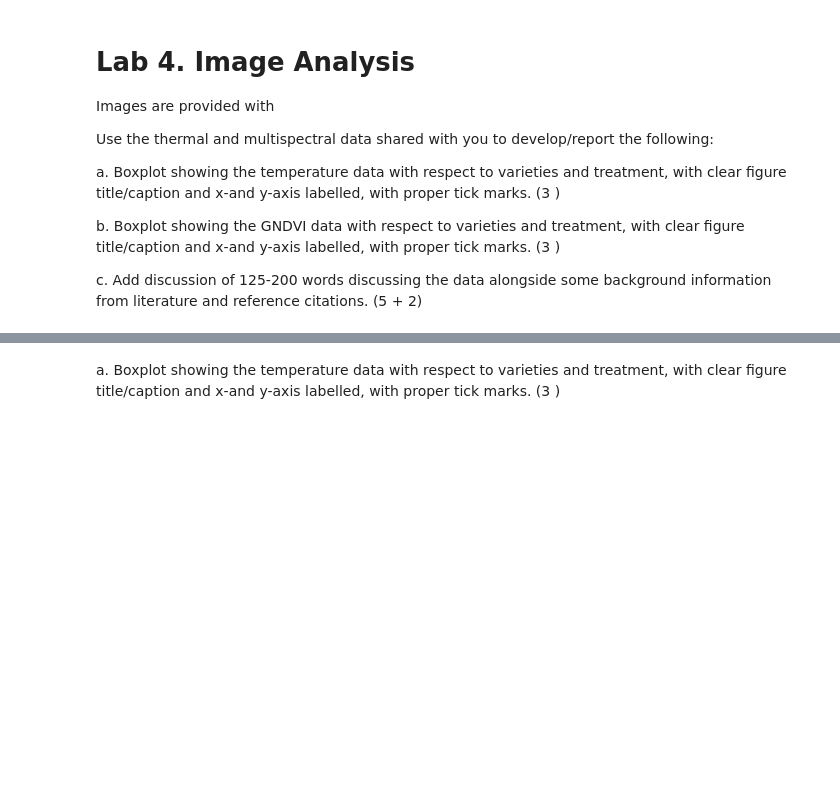
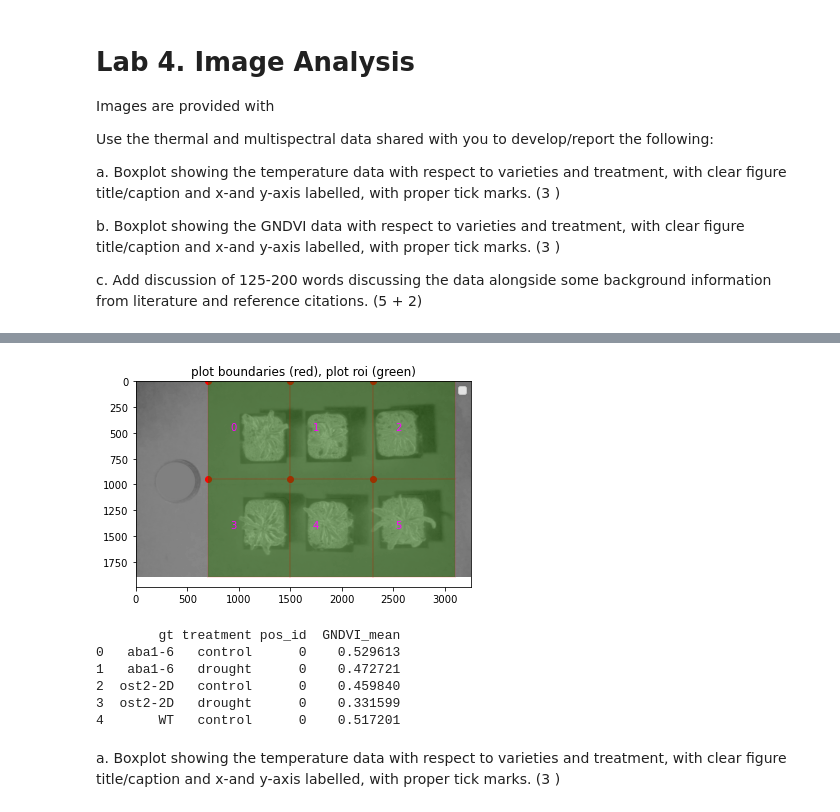
Before and after one commit to fieryWalrus1002/bsyse541_hw, a Jupyter notebook: lab4/lab4_image_analysis.ipynb, the cells around one changed output, grey strips where cells are left out. Drawn from its saved outputs; the diff is of its cells as text; code cells hidden in the pictures; blank space fills up the shorter version.

```diff
--- a/lab4/lab4_image_analysis.ipynb
+++ b/lab4/lab4_image_analysis.ipynb
@@ -251,0 +221,24 @@ def load_img(self, channel_name: str):
+# %%
+# calculate mean GNDVI for each plant
+df = pd.DataFrame({"gt": [], "treatment": [], "mean_GNDVI": []})
+
+half_y = int(.5 * (gndvi_imgs[0].shape[0]))
+
+roi_coords = list(itertools.product([0, half_y], [700, 1500, 2300]))
+
+roi_shape = (half_y, 800)
+
+
+plot_id_list = pc.plot_boundaries(
+    img=gndvi_imgs[5],
+    plot_coords=roi_coords,
+    roi_coords=roi_coords,
+    plot_shape=roi_shape,
+    roi_shape=roi_shape,
+)
+
+gndvi_means = np.stack([
+    [improc.ndsi_mean(arr=gndvi_img, origin=origin, shape=roi_shape, mask=mask) for origin in roi_coords] for gndvi_img, mask in zip(gndvi_imgs, masks)
+])
+# %% [output]
+[figure, added]
@@ -252,2 +247,21 @@ def load_img(self, channel_name: str):
+# %%
+#Boxplot showing the GNDVI data with respect to varieties and treatment,
+# with clear figure title/caption and x-and y-axis labelled, with proper tick marks. (3)
+df = pd.DataFrame({"gt": ["aba1-6", "aba1-6", "ost2-2D", "ost2-2D", "WT", "WT"],  "treatment": ["control", "drought","control", "drought","control", "drought"]})
+
+df2 = pd.DataFrame(gndvi_means)
+gndvi_df = pd.concat([df, df2], axis=1)
+gndvi_df = gndvi_df.melt(id_vars=["gt", "treatment"],var_name="pos_id", value_name="GNDVI_mean")
+gndvi_df.to_csv("gndvi_mean.csv")
+print(gndvi_df.head())
+
+#create_imshow_subplots(nrows=3, ncols=2, figsize=(8, 8), img_list=gndvi_imgs, exportname="gndvi_fig2")
+# %% [output]
+        gt treatment pos_id  GNDVI_mean
+0   aba1-6   control      0    0.529613
+1   aba1-6   drought      0    0.472721
+2  ost2-2D   control      0    0.459840
+3  ost2-2D   drought      0    0.331599
+4       WT   control      0    0.517201
 # %% [markdown]
 a. Boxplot showing the temperature data with respect to varieties and treatment, with clear figure title/caption and x-and y-axis labelled, with proper tick marks. (3 )
```
Also changed, not shown: parts of 23 cells of this notebook, 8 other files.
